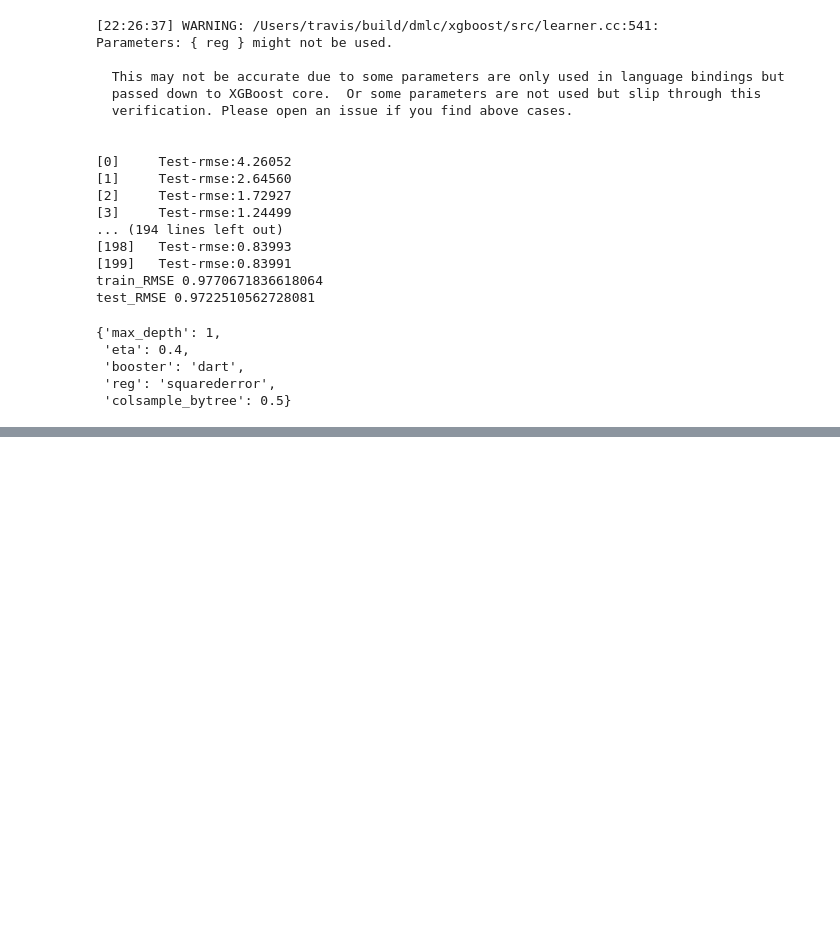
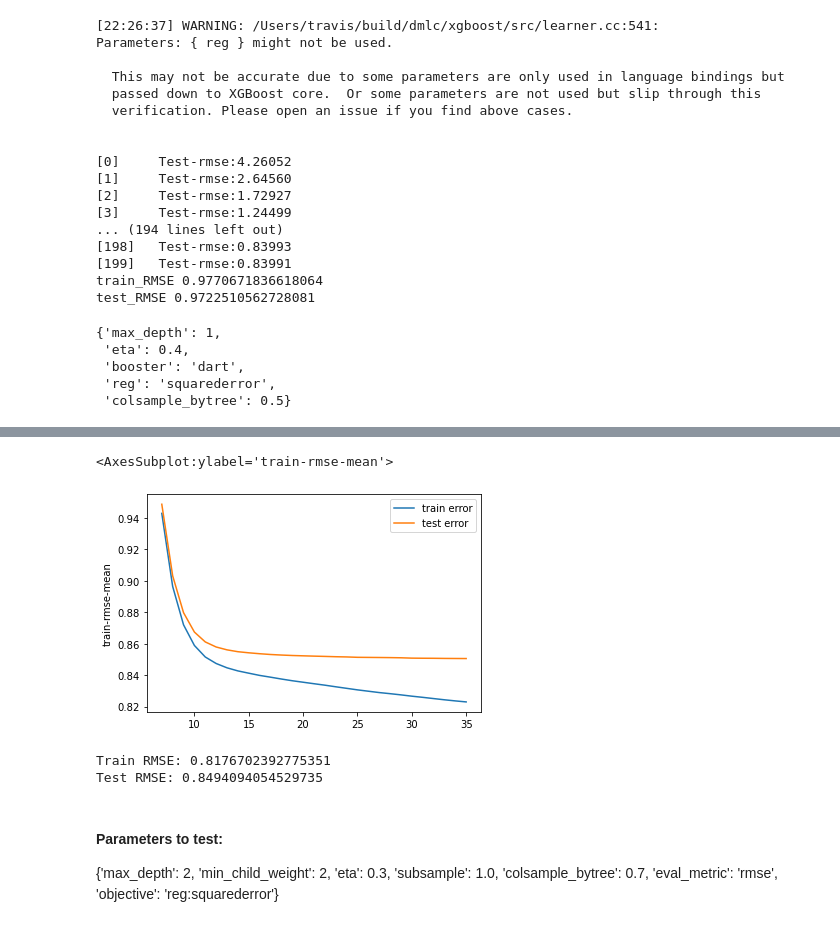
Before and after one commit to JonasSchroeder/Kaggel-Tabular-Playground-Series-2021, a Jupyter notebook: Feb 2021/Kaggle TPS 2021 - February.ipynb, the cells around one changed output, grey strips where cells are left out. Drawn from its saved outputs; the diff is of its cells as text; code cells hidden in the pictures; blank space fills up the shorter version.

```diff
--- a/Feb 2021/Kaggle TPS 2021 - February.ipynb
+++ b/Feb 2021/Kaggle TPS 2021 - February.ipynb
@@ -2849,0 +2878,27 @@ params
+# %%
+# Train-test split
+from sklearn.model_selection import train_test_split
+X_train, X_test, y_train, y_test = train_test_split(X_pre, y, test_size=0.4, shuffle=True, random_state=0)
+# %%
+import xgboost as xgb
+
+# convert to DMatrix format
+dtrain = xgb.DMatrix(X_train, label=y_train, enable_categorical=True)
+dtest = xgb.DMatrix(X_test, label=y_test, enable_categorical=True)
+# %%
+# baseline model
+
+params = {
+    'eval_metric':'rmse',
+    'objective':'reg:squarederror'
+}
+
+num_boost_round = 300
+
+model = xgb.train(
+    params,
+    dtrain,
+    num_boost_round=num_boost_round,
+    evals=[(dtest, "Test")],
+    early_stopping_rounds=10
+)
@@ -2849,0 +2923,11 @@ params
+# %%
+cv_results = xgb.cv(
+    params,
+    dtrain,
+    num_boost_round=num_boost_round,
+    seed=42,
+    nfold=5,
+    metrics={'rmse'},
+    early_stopping_rounds=10
+)
+cv_results
@@ -2849,0 +2952,24 @@ params
+# %%
+# plot Curve
+import seaborn as sns
+temp = cv_results[cv_results["train-rmse-mean"]<1]
+sns.lineplot(data=temp, x=temp.index, y="train-rmse-mean", label="train error")
+sns.lineplot(data=temp, x=temp.index, y="test-rmse-mean", label="test error")
+# %% [output]
+<AxesSubplot:ylabel='train-rmse-mean'>
+[figure, added]
+# %%
+print("Train RMSE: " + str(mean_squared_error(y_train, model.predict(dtrain), squared=False)))
+print("Test RMSE: " + str(mean_squared_error(y_test, model.predict(dtest), squared=False)))
+# %% [output]
+Train RMSE: 0.8176702392775351
+Test RMSE: 0.8494094054529735
+# %% [markdown]
+#### Parameters to test:
+{'max_depth': 2,
+ 'min_child_weight': 2,
+ 'eta': 0.3,
+ 'subsample': 1.0,
+ 'colsample_bytree': 0.7,
+ 'eval_metric': 'rmse',
+ 'objective': 'reg:squarederror'}
```
Also changed, not shown: parts of 22 cells of this notebook, 2 other files.
